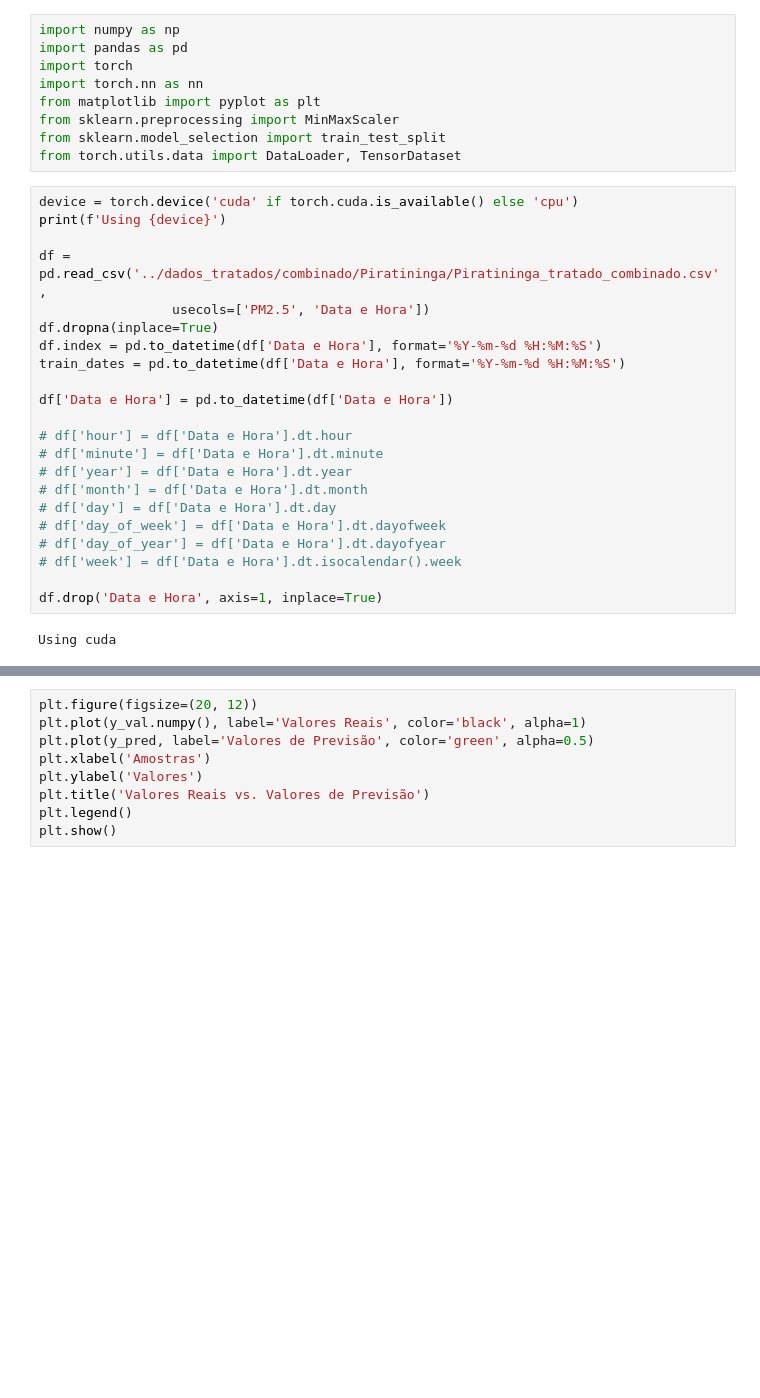
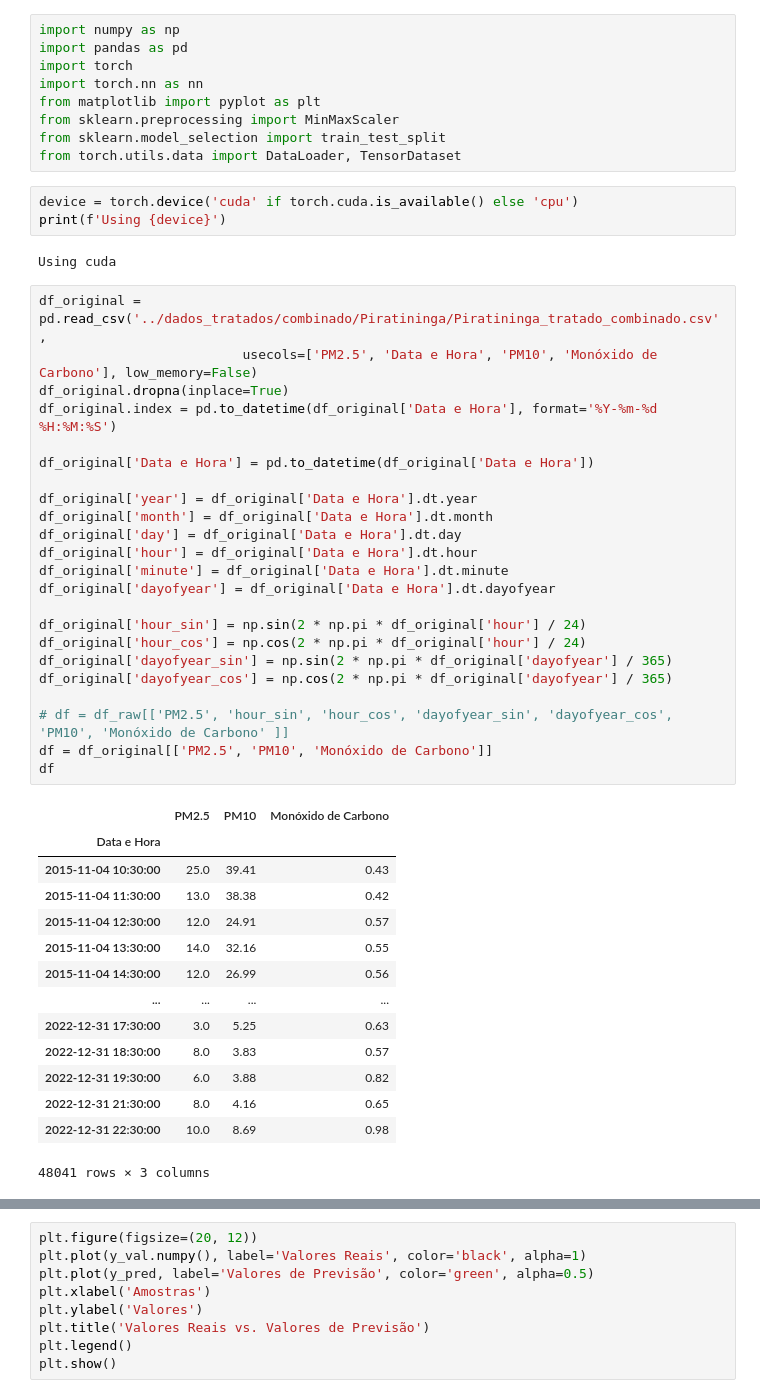
Before and after one commit to DanielPortes/pm25-plots, a Jupyter notebook: models/LSTM.ipynb, the cells around one changed output, grey strips where cells are left out. Drawn from its saved outputs; the diff is of its cells as text; blank space fills up the shorter version.

```diff
--- a/models/LSTM.ipynb
+++ b/models/LSTM.ipynb
@@ -7,27 +7,46 @@ from matplotlib import pyplot as plt
 from sklearn.preprocessing import MinMaxScaler
 from sklearn.model_selection import train_test_split
 from torch.utils.data import DataLoader, TensorDataset
+# %%
+device = torch.device('cuda' if torch.cuda.is_available() else 'cpu')
+print(f'Using {device}')
+# %% [output]
+Using cuda
 # %%
-device = torch.device('cuda' if torch.cuda.is_available() else 'cpu')
-print(f'Using {device}')
+df_original = pd.read_csv('../dados_tratados/combinado/Piratininga/Piratininga_tratado_combinado.csv',
+                          usecols=['PM2.5', 'Data e Hora', 'PM10', 'Monóxido de Carbono'], low_memory=False)
+df_original.dropna(inplace=True)
+df_original.index = pd.to_datetime(df_original['Data e Hora'], format='%Y-%m-%d %H:%M:%S')
 
-df = pd.read_csv('../dados_tratados/combinado/Piratininga/Piratininga_tratado_combinado.csv',
-                 usecols=['PM2.5', 'Data e Hora'])
-df.dropna(inplace=True)
-df.index = pd.to_datetime(df['Data e Hora'], format='%Y-%m-%d %H:%M:%S')
-train_dates = pd.to_datetime(df['Data e Hora'], format='%Y-%m-%d %H:%M:%S')
+df_original['Data e Hora'] = pd.to_datetime(df_original['Data e Hora'])
 
-df['Data e Hora'] = pd.to_datetime(df['Data e Hora'])
+df_original['year'] = df_original['Data e Hora'].dt.year
+df_original['month'] = df_original['Data e Hora'].dt.month
+df_original['day'] = df_original['Data e Hora'].dt.day
+df_original['hour'] = df_original['Data e Hora'].dt.hour
+df_original['minute'] = df_original['Data e Hora'].dt.minute
+df_original['dayofyear'] = df_original['Data e Hora'].dt.dayofyear
 
-# df['hour'] = df['Data e Hora'].dt.hour
-# df['minute'] = df['Data e Hora'].dt.minute
-# df['year'] = df['Data e Hora'].dt.year
-# df['month'] = df['Data e Hora'].dt.month
-# df['day'] = df['Data e Hora'].dt.day
-# df['day_of_week'] = df['Data e Hora'].dt.dayofweek
-# df['day_of_year'] = df['Data e Hora'].dt.dayofyear
-# df['week'] = df['Data e Hora'].dt.isocalendar().week
+df_original['hour_sin'] = np.sin(2 * np.pi * df_original['hour'] / 24)
+df_original['hour_cos'] = np.cos(2 * np.pi * df_original['hour'] / 24)
+df_original['dayofyear_sin'] = np.sin(2 * np.pi * df_original['dayofyear'] / 365)
+df_original['dayofyear_cos'] = np.cos(2 * np.pi * df_original['dayofyear'] / 365)
 
-df.drop('Data e Hora', axis=1, inplace=True)
+# df = df_raw[['PM2.5', 'hour_sin', 'hour_cos', 'dayofyear_sin', 'dayofyear_cos', 'PM10', 'Monóxido de Carbono' ]]
+df = df_original[['PM2.5', 'PM10', 'Monóxido de Carbono']]
+df
 # %% [output]
+|  | PM2.5 | PM10 | Monóxido de Carbono |
+| Data e Hora |  |  |  |
+| 2015-11-04 10:30:00 | 25.0 | 39.41 | 0.43 |
+| 2015-11-04 11:30:00 | 13.0 | 38.38 | 0.42 |
+| 2015-11-04 12:30:00 | 12.0 | 24.91 | 0.57 |
+| 2015-11-04 13:30:00 | 14.0 | 32.16 | 0.55 |
+| 2015-11-04 14:30:00 | 12.0 | 26.99 | 0.56 |
+| ... | ... | ... | ... |
+| 2022-12-31 17:30:00 | 3.0 | 5.25 | 0.63 |
+| 2022-12-31 18:30:00 | 8.0 | 3.83 | 0.57 |
+| 2022-12-31 19:30:00 | 6.0 | 3.88 | 0.82 |
+| 2022-12-31 21:30:00 | 8.0 | 4.16 | 0.65 |
+| 2022-12-31 22:30:00 | 10.0 | 8.69 | 0.98 |
-Using cuda
+48041 rows × 3 columns
```
Also changed, not shown: parts of 11 cells of this notebook, 1 other file.
